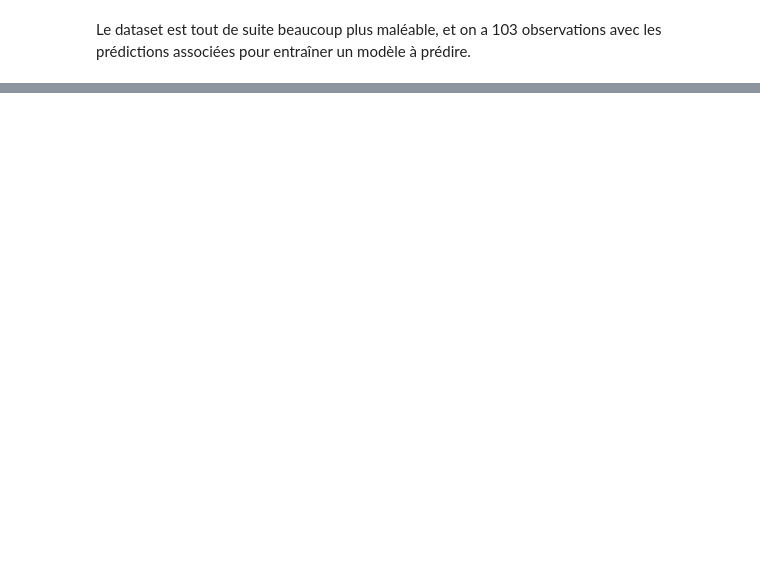
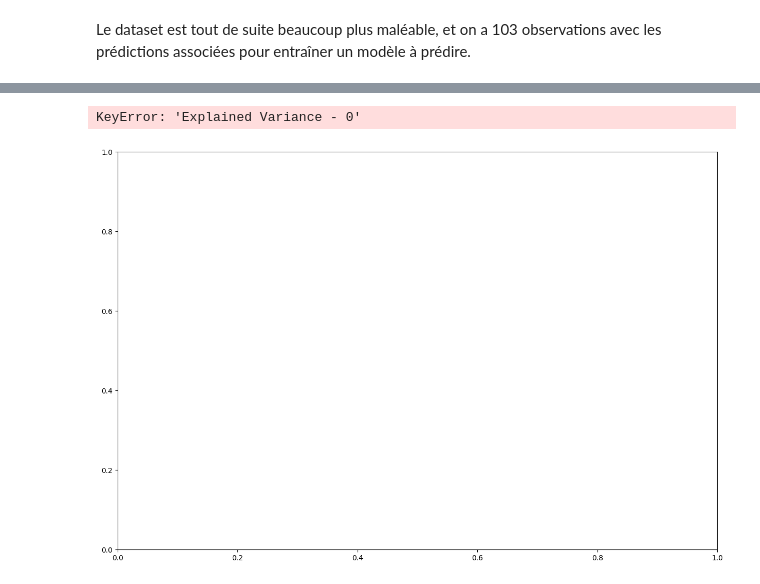
Before and after one commit to NailKhelifa/Stock_prediction_QRT, a Jupyter notebook: Data_exploration.ipynb, the cells around one changed output, grey strips where cells are left out. Saved outputs shown, nothing was run; the diff lists cells and outputs as text; code cells hidden in the pictures; blank space fills up the shorter version.

```diff
--- a/Data_exploration.ipynb
+++ b/Data_exploration.ipynb
@@ -165,0 +144,66 @@ plt.show()
+# %%
+class_1_stock_1 = transformed_X_stock_1[transformed_X_stock_1['RET'] == 1]
+class_0_stock_1 = transformed_X_stock_1[transformed_X_stock_1['RET'] == 0]
+# %%
+# Création d'une figure et d'un axe pour le graphique
+fig, ax = plt.subplots(figsize=(15, 10))
+
+# Liste des caractéristiques à analyser
+features_list = X_stock_1.columns[:-1]
+
+
+# Normalisation des données
+scaler = StandardScaler()
+class_1_stock_1_scaled = scaler.fit_transform(class_1_stock_1)
+class_0_stock_1_scaled = scaler.fit_transform(class_0_stock_1)
+
+# Exécution de la SVD
+U_1, S_1, VT_1 = np.linalg.svd(class_1_stock_1_scaled, full_matrices=False)
+U_0, S_0, VT_0  = np.linalg.svd(class_0_stock_1_scaled, full_matrices=False)
+
+# Calcul de la variance expliquée
+explained_variance_1 = (S_1**2) / np.sum(S_1**2)
+explained_variance_0 = (S_0**2) / np.sum(S_0**2)
+
+# Création d'un DataFrame pour associer les caractéristiques avec leur variance expliquée
+explained_variance_df_menace = pd.DataFrame({
+    'Feature': features_list,
+    'Explained Variance - 1': explained_variance_1[:len(features_list)]
+})
+
+explained_variance_df_non_menace = pd.DataFrame({
+    'Feature': features_list,
+    'Explained Variance - 0': explained_variance_0[:len(features_list)]
+})
+
+# Tri des DataFrames par variance expliquée
+explained_variance_df_non_menace.sort_values(by='Explained Variance - 0', ascending=False, inplace=True)
+explained_variance_df_menace.sort_values(by='Explained Variance - 1', ascending=False, inplace=True)
+
+# Affichage des variances expliquées triées
+print(explained_variance_df_non_menace)
+print(explained_variance_df_menace)
+
+# Position des barres pour chaque feature
+x = np.arange(len(features_list))
+width = 0.35  # Largeur des barres pour les mettre côte à côte
+
+# Barres pour la menace
+ax.bar(x - width/2, explained_variance_df_menace['Explained Variance - 0'],
+       width, color='orange', alpha=0.7, label='0')
+
+# Barres pour la non-menace
+ax.bar(x + width/2, explained_variance_df_non_menace['Explained Variance - '],
+       width, color='purple', alpha=0.7, label='Non-Menace')
+
+# Titre et labels du graphique
+ax.set_title('Variance Expliquée par Caractéristique Selon la Population', fontsize=16)
+ax.set_xlabel('Caractéristiques', fontsize=14)
+ax.set_ylabel('Taux de Variance Expliquée', fontsize=14)
+ax.set_xticks(x)
+ax.set_xticklabels(features_list, rotation=45)  # Rotation des étiquettes de l'axe des x pour faciliter la lecture
+ax.grid(axis='y')  # Affichage de la grille sur l'axe des y
+ax.legend()  # Affichage de la légende
+
+plt.show()
+# %% [output]
@@ -165,0 +227,2 @@ plt.show()
+KeyError: 'Explained Variance - 0'
+[figure, added]
```
Also changed, not shown: parts of 3 cells of this notebook.
